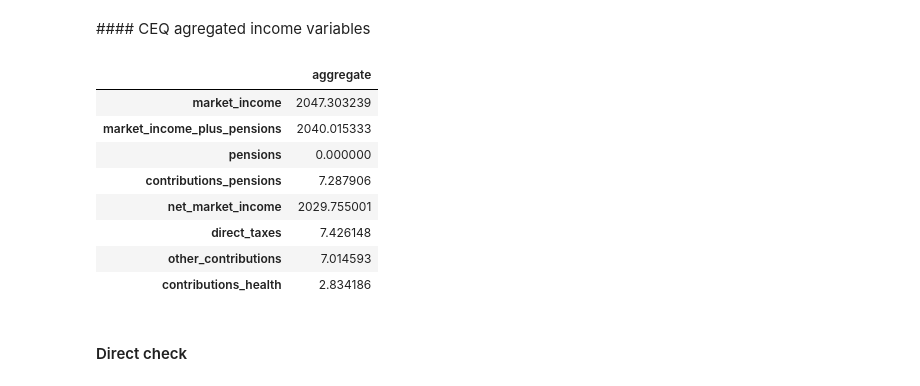
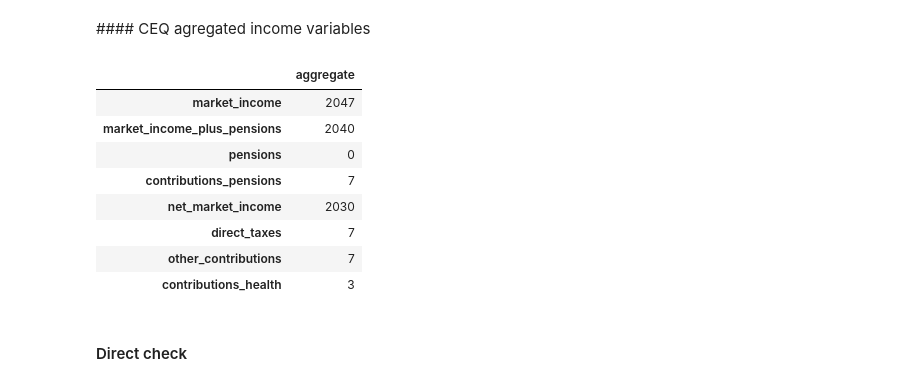
Before and after one commit to openfisca/openfisca-ceq, a Jupyter notebook: notebooks/mali.ipynb, the cells around one changed output. Drawn from its saved outputs; the diff is of its cells as text; code cells hidden in the pictures.

```diff
--- a/notebooks/mali.ipynb
+++ b/notebooks/mali.ipynb
@@ -93,23 +93,23 @@ ceq_variables = ["market_income", "market_income_plus_pensions", "pensions", "co
 # %%
 ceq_aggregates = pd.DataFrame(
     index = ceq_variables,
     columns = ['aggregate'],
     data = [
         survey_scenario.compute_aggregate(ceq_variable, period = year) / 1e9
         for ceq_variable in ceq_variables
         ]
     )
-ceq_aggregates
+ceq_aggregates.round(0).astype({"aggregate": int})
 # %% [output]
 |  | aggregate |
-| market_income | 2047.303239 |
-| market_income_plus_pensions | 2040.015333 |
-| pensions | 0.000000 |
-| contributions_pensions | 7.287906 |
-| net_market_income | 2029.755001 |
-| direct_taxes | 7.426148 |
-| other_contributions | 7.014593 |
-| contributions_health | 2.834186 |
+| market_income | 2047 |
+| market_income_plus_pensions | 2040 |
+| pensions | 0 |
+| contributions_pensions | 7 |
+| net_market_income | 2030 |
+| direct_taxes | 7 |
+| other_contributions | 7 |
+| contributions_health | 3 |
 # %% [markdown]
 #### Direct check
 # %%
```
Also changed, not shown: parts of 3 cells of this notebook, 3 other files.
